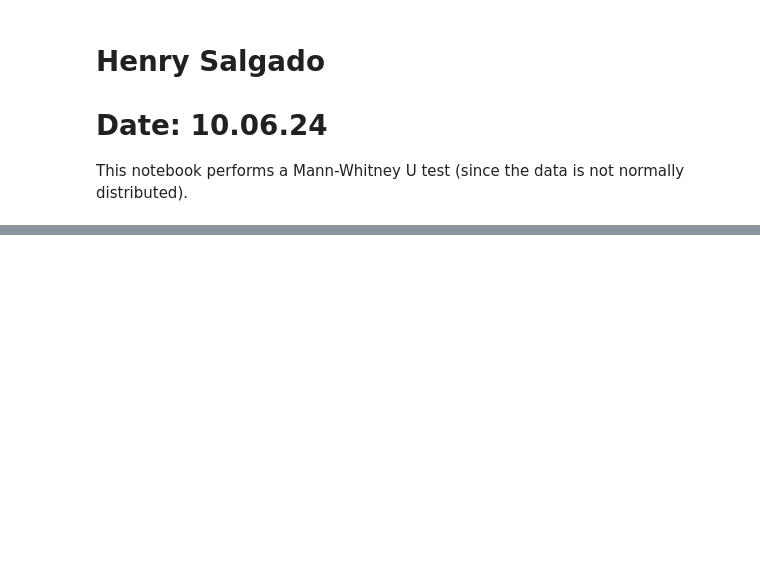
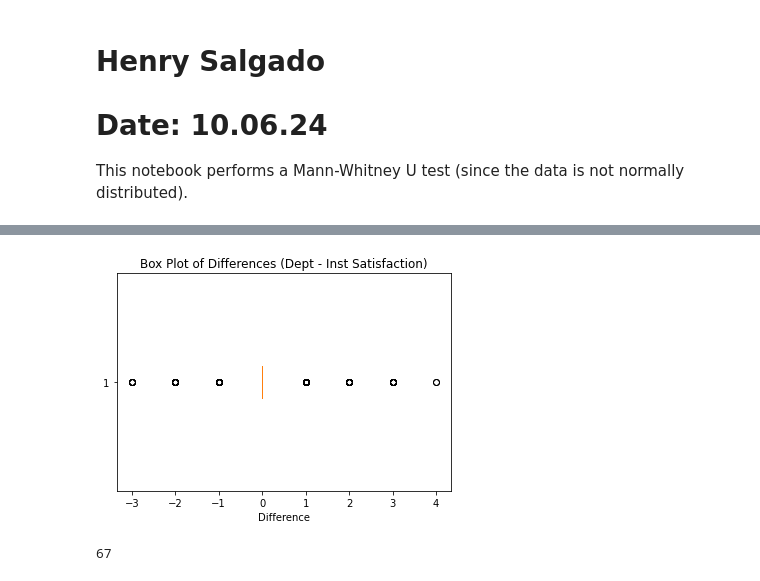
Before and after one commit to eigenhenry/Coache_analysis, a Jupyter notebook: asee25.ipynb, the cells around one changed output, grey strips where cells are left out. Saved outputs shown, nothing was run; the diff lists cells and outputs as text; code cells hidden in the pictures; blank space fills up the shorter version.

Commit message:
New analyis of outliers

```diff
--- a/asee25.ipynb
+++ b/asee25.ipynb
@@ -45,0 +126,16 @@ Effect Size (r): 0.5778162294632012
+# %%
+import matplotlib.pyplot as plt
+
+# Box plot of the differences
+plt.boxplot(differences, vert=False)
+plt.title('Box Plot of Differences (Dept - Inst Satisfaction)')
+plt.xlabel('Difference')
+plt.show()
+# %% [output]
+[figure, added]
+# %%
+outliers = valid_data[(differences < -1) | (differences > 1)]
+
+print(len(outliers))
+# %% [output]
+67
```
Also changed, not shown: parts of 12 cells of this notebook.
